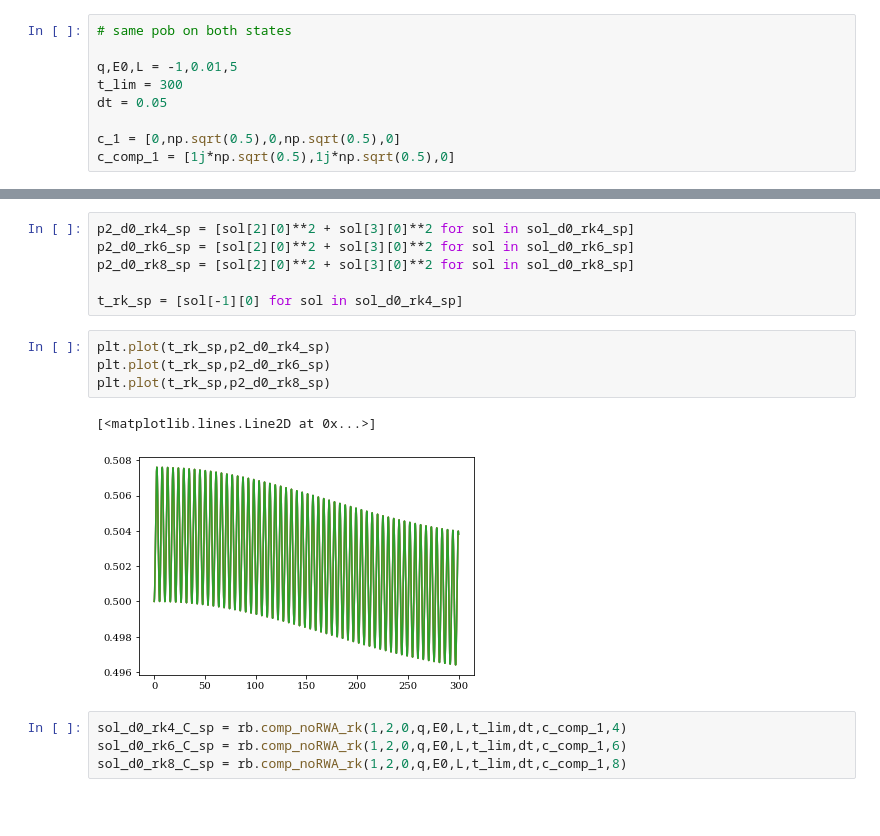
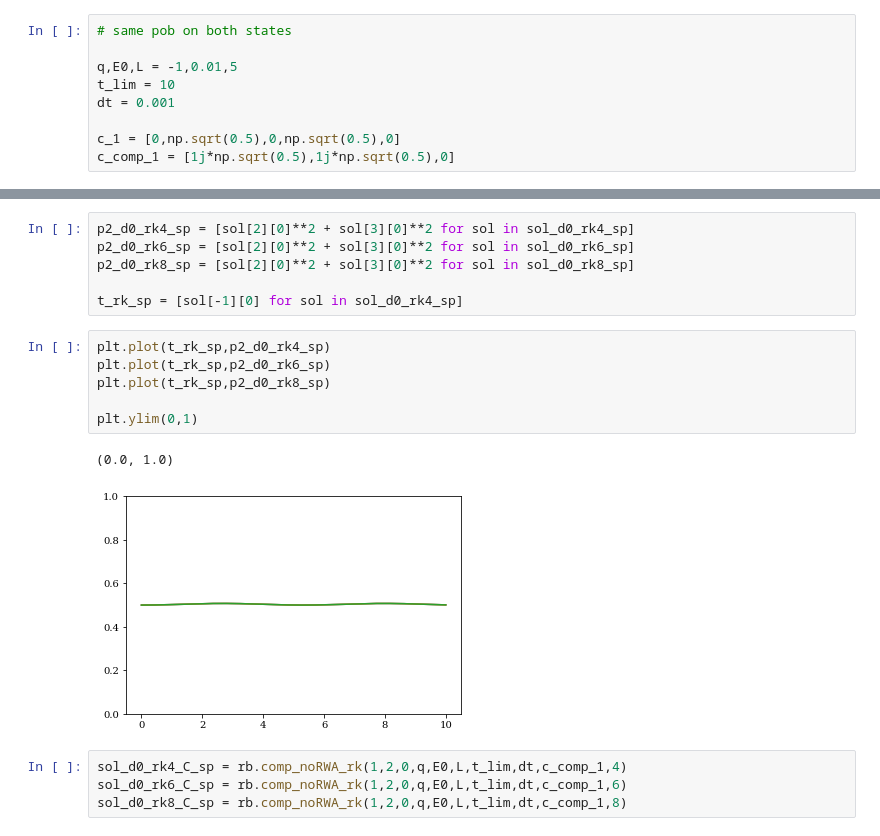
Before and after one commit to Jumarulanda/GFAM-JI, a Jupyter notebook: stg_0/n_rk_test.ipynb, the cells around one changed output, grey strips where cells are left out. Drawn from its saved outputs; the diff is of its cells as text; blank space fills up the shorter version.

```diff
--- a/stg_0/n_rk_test.ipynb
+++ b/stg_0/n_rk_test.ipynb
@@ -62,8 +62,8 @@ plt.plot(t_rk,p2_d0_rk8)
 # same pob on both states
 
 q,E0,L = -1,0.01,5
-t_lim = 300
-dt = 0.05
+t_lim = 10
+dt = 0.001
 
 c_1 = [0,np.sqrt(0.5),0,np.sqrt(0.5),0]
 c_comp_1 = [1j*np.sqrt(0.5),1j*np.sqrt(0.5),0]
@@ -80,10 +80,12 @@ t_rk_sp = [sol[-1][0] for sol in sol_d0_rk4_sp]
 # %%
 plt.plot(t_rk_sp,p2_d0_rk4_sp)
 plt.plot(t_rk_sp,p2_d0_rk6_sp)
 plt.plot(t_rk_sp,p2_d0_rk8_sp)
+
+plt.ylim(0,1)
 # %% [output]
-[<matplotlib.lines.Line2D at 0x...>]
+(0.0, 1.0)
-[figure, old version]
+[figure, new version]
 # %%
 sol_d0_rk4_C_sp = rb.comp_noRWA_rk(1,2,0,q,E0,L,t_lim,dt,c_comp_1,4)
 sol_d0_rk6_C_sp = rb.comp_noRWA_rk(1,2,0,q,E0,L,t_lim,dt,c_comp_1,6)
```
Also changed, not shown: parts of 1 cell of this notebook, 1 other file.
